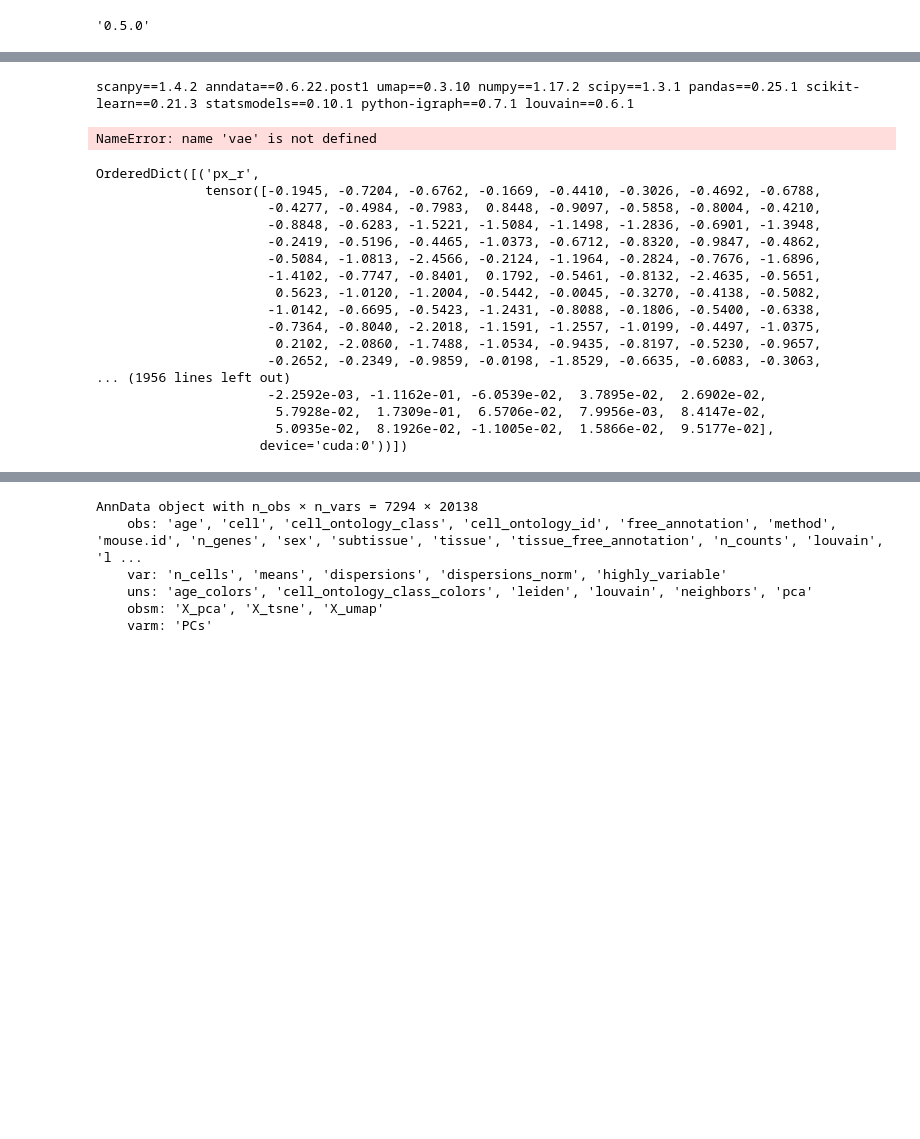
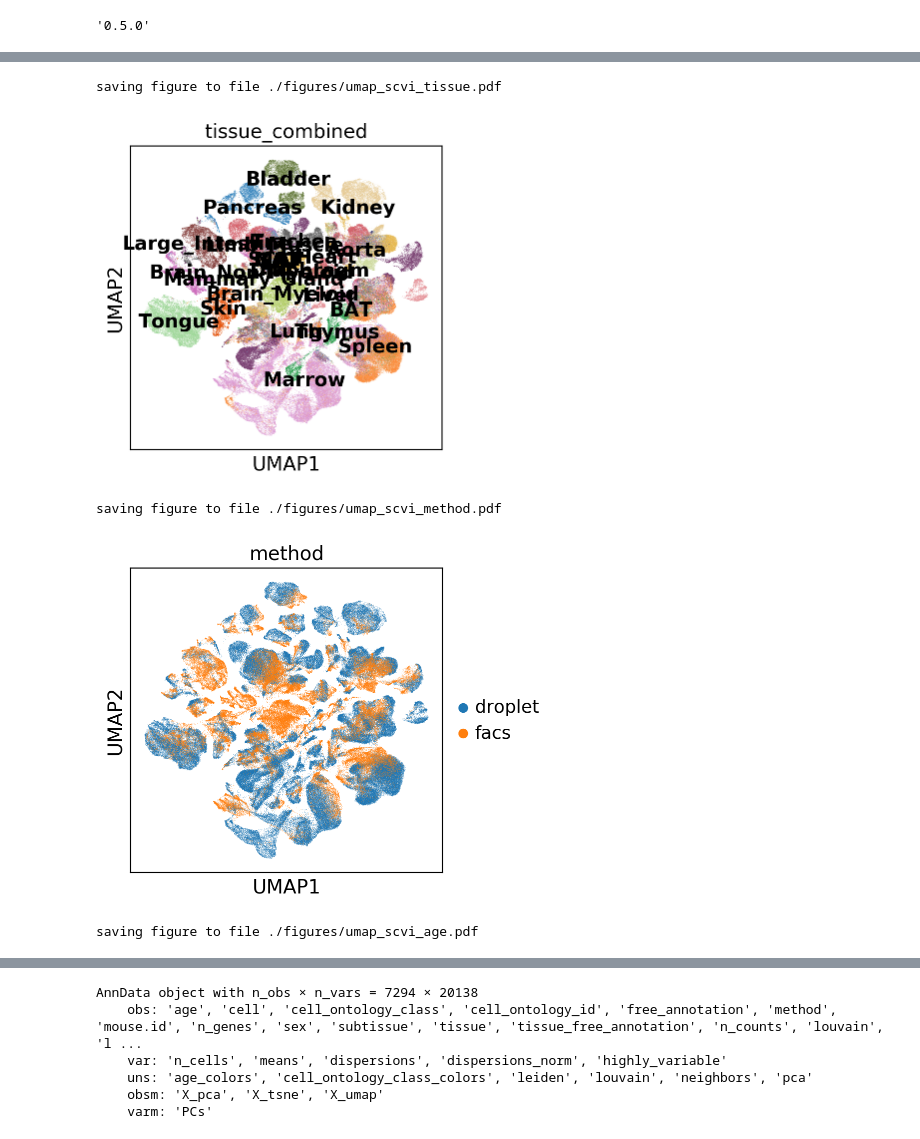
Before and after one commit to czbiohub-sf/tabula-muris-senis, a Jupyter notebook: 1_tabula_muris_senis/11_figure_1/analysis-scVI.ipynb, the cells around one changed output, grey strips where cells are left out. Saved outputs shown, nothing was run; the diff lists cells and outputs as text; code cells hidden in the pictures; blank space fills up the shorter version.

```diff
--- a/1_tabula_muris_senis/11_figure_1/analysis-scVI.ipynb
+++ b/1_tabula_muris_senis/11_figure_1/analysis-scVI.ipynb
@@ -24,0 +54,3 @@ colorDict.plot_colortable(tissue_color_dict, "Tabula Muris Senis Tissue Color Di
+# %%
+adata = sc.read_h5ad('tms-scVI-adata-with-umaps.h5ad')
+adata
@@ -24,0 +64,6 @@ colorDict.plot_colortable(tissue_color_dict, "Tabula Muris Senis Tissue Color Di
+# %%
+adata.obs['tissue_combined'] = adata.obs['tissue'].copy()
+adata.obs['tissue_combined'] = adata.obs['tissue_combined'].astype(str)
+adata.obs.loc[adata.obs['tissue_combined']=='Heart_and_Aorta','tissue_combined'] = 'Heart'
+adata.uns['tissue_combined_colors'] = list(tissue_color_dict.values())
+set(adata.obs['tissue_combined'])
@@ -24,0 +88,3 @@ colorDict.plot_colortable(tissue_color_dict, "Tabula Muris Senis Tissue Color Di
+# %%
+adata.obs['age'] = adata.obs['age'].copy()
+adata.uns['age_colors'] = list(age_color_dict.values())
@@ -45,57 +148,10 @@ tissue_color_dict
-# %%
-import torch
-import numpy as np
-
-torch.manual_seed(0)
-np.random.seed(0)
-
-import pandas as pd
-import scanpy as sc
-import matplotlib.pyplot as plt
-import csv
-from igraph import *
-from MulticoreTSNE import MulticoreTSNE as TSNE #faster TSNE alternative
-from anndata import read_h5ad
-from anndata import read_csv
-
-sc.settings.verbosity = 3
-sc.logging.print_versions()
-np.random.seed(685)
-
-plt.rcParams['pdf.fonttype'] = 42
-plt.rcParams['ps.fonttype'] = 42
-
-plt.rcParams['figure.figsize']=(8,8) #rescale figures
-sc.settings.set_figure_params(dpi=50)
-# %% [output]
-scanpy==1.4.2 anndata==0.6.22.post1 umap==0.3.10 numpy==1.17.2 scipy==1.3.1 pandas==0.25.1 scikit-learn==0.21.3 statsmodels==0.10.1 python-igraph==0.7.1 louvain==0.6.1
-# %%
-# vae = VAE(
-#         scviDataset.nb_genes,
-#         n_batch=scviDataset.n_batches * use_batches,
-#         n_hidden=128, n_latent=30, n_layers=5, dispersion='gene'
-#     )
-trainer = UnsupervisedTrainer(vae, scviDataset, train_size=.99, use_cuda=use_cuda)
-trainer.model.load_state_dict(torch.load('tms-scVI-trainer-model'))
-# %% [output]
-NameError: name 'vae' is not defined
-# %%
-torch.load('tms-scVI-trainer-model')
-# %% [output]
-OrderedDict([('px_r',
-              tensor([-0.1945, -0.7204, -0.6762, -0.1669, -0.4410, -0.3026, -0.4692, -0.6788,
-                      -0.4277, -0.4984, -0.7983,  0.8448, -0.9097, -0.5858, -0.8004, -0.4210,
-                      -0.8848, -0.6283, -1.5221, -1.5084, -1.1498, -1.2836, -0.6901, -1.3948,
-                      -0.2419, -0.5196, -0.4465, -1.0373, -0.6712, -0.8320, -0.9847, -0.4862,
-                      -0.5084, -1.0813, -2.4566, -0.2124, -1.1964, -0.2824, -0.7676, -1.6896,
-                      -1.4102, -0.7747, -0.8401,  0.1792, -0.5461, -0.8132, -2.4635, -0.5651,
-                       0.5623, -1.0120, -1.2004, -0.5442, -0.0045, -0.3270, -0.4138, -0.5082,
-                      -1.0142, -0.6695, -0.5423, -1.2431, -0.8088, -0.1806, -0.5400, -0.6338,
-                      -0.7364, -0.8040, -2.2018, -1.1591, -1.2557, -1.0199, -0.4497, -1.0375,
-                       0.2102, -2.0860, -1.7488, -1.0534, -0.9435, -0.8197, -0.5230, -0.9657,
-                      -0.2652, -0.2349, -0.9859, -0.0198, -1.8529, -0.6635, -0.6083, -0.3063,
-... (1956 lines left out)
-                      -2.2592e-03, -1.1162e-01, -6.0539e-02,  3.7895e-02,  2.6902e-02,
-                       5.7928e-02,  1.7309e-01,  6.5706e-02,  7.9956e-03,  8.4147e-02,
-                       5.0935e-02,  8.1926e-02, -1.1005e-02,  1.5866e-02,  9.5177e-02],
-                     device='cuda:0'))])
+# %%
+sc.pl.umap(adata,color=['tissue_combined'],legend_loc='on data',save='_scvi_tissue.pdf')
+sc.pl.umap(adata,color=['method'],save='_scvi_method.pdf')
+sc.pl.umap(adata,color=['age'],save='_scvi_age.pdf')
+# %% [output]
+saving figure to file ./figures/umap_scvi_tissue.pdf
+[figure, added]
+saving figure to file ./figures/umap_scvi_method.pdf
+[figure, added]
+saving figure to file ./figures/umap_scvi_age.pdf
```
Also changed, not shown: parts of 11 cells of this notebook, 2 other files.
